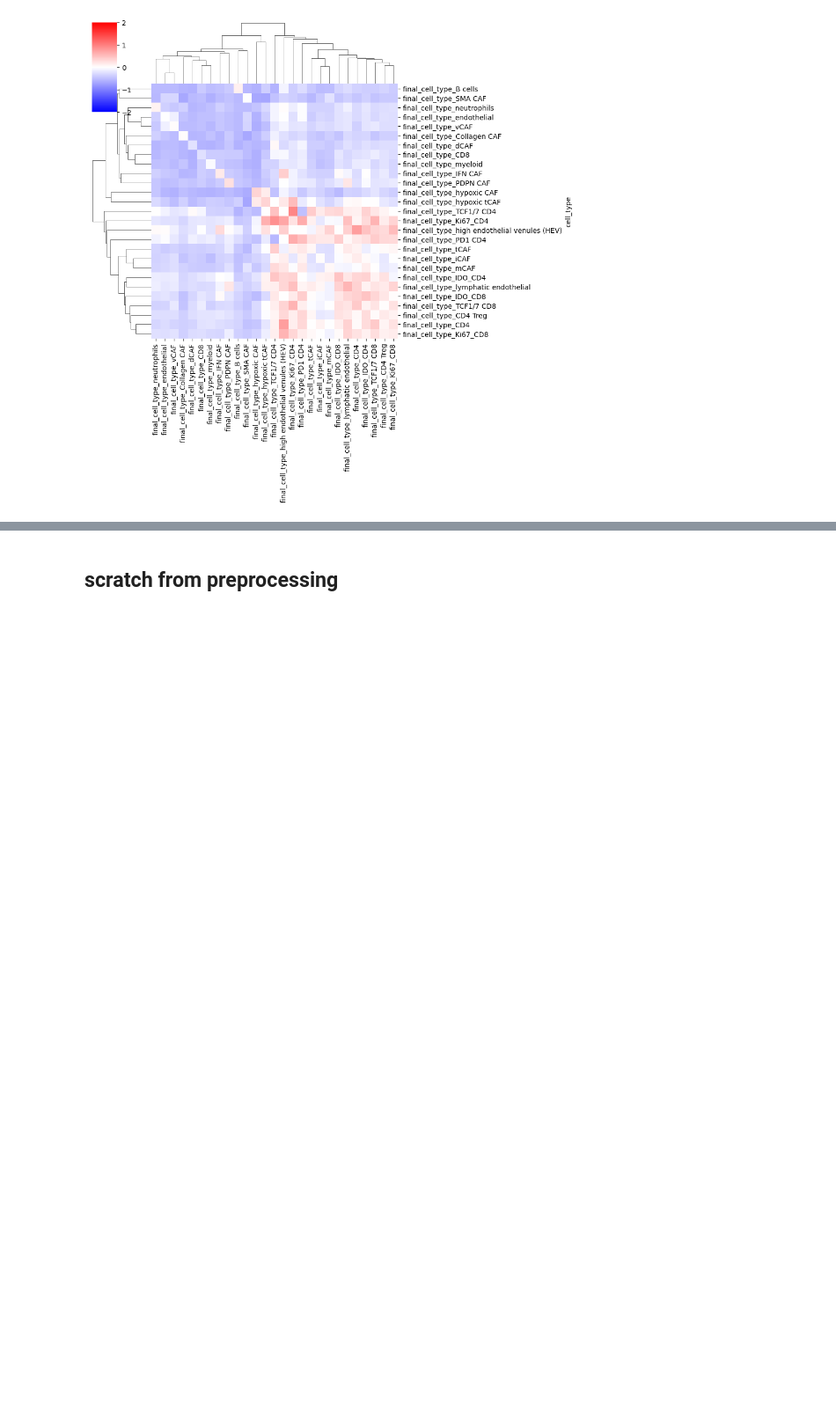
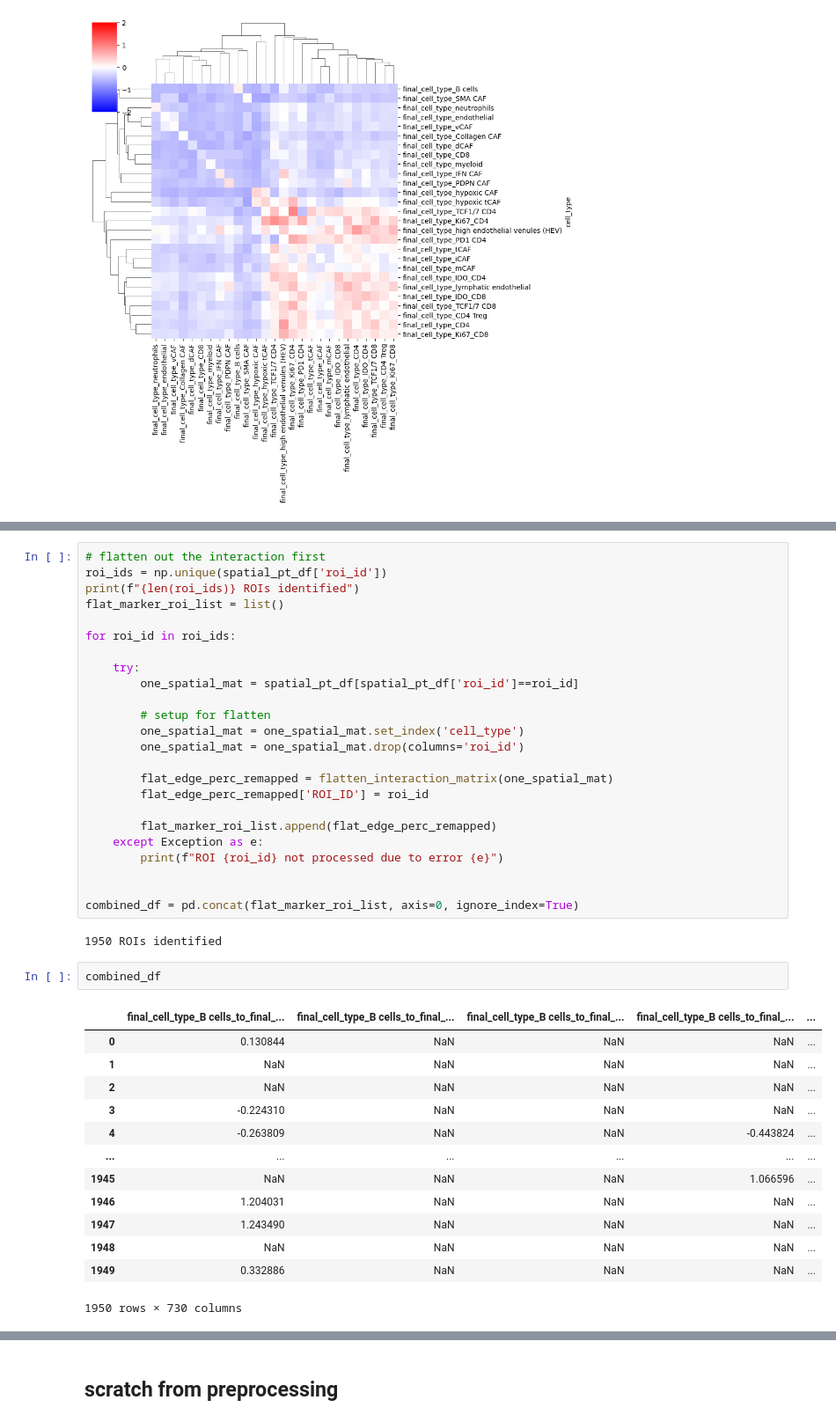
Before and after one commit to QBRC/multiTAP, a Jupyter notebook: notebooks/cell_spatial_survival.ipynb, the cells around one changed output, grey strips where cells are left out. Shown at 88% size. Saved outputs shown, nothing was run; the diff lists cells and outputs as text; blank space fills up the shorter version.

```diff
--- a/notebooks/cell_spatial_survival.ipynb
+++ b/notebooks/cell_spatial_survival.ipynb
@@ -850,0 +896,42 @@ plt.show()
+# %%
+# flatten out the interaction first
+roi_ids = np.unique(spatial_pt_df['roi_id'])
+print(f"{len(roi_ids)} ROIs identified")
+flat_marker_roi_list = list()
+
+for roi_id in roi_ids:
+
+    try:
+        one_spatial_mat = spatial_pt_df[spatial_pt_df['roi_id']==roi_id]
+
+        # setup for flatten
+        one_spatial_mat = one_spatial_mat.set_index('cell_type')
+        one_spatial_mat = one_spatial_mat.drop(columns='roi_id')
+
+        flat_edge_perc_remapped = flatten_interaction_matrix(one_spatial_mat)
+        flat_edge_perc_remapped['ROI_ID'] = roi_id
+
+        flat_marker_roi_list.append(flat_edge_perc_remapped)
+    except Exception as e:
+        print(f"ROI {roi_id} not processed due to error {e}")
+
+
+combined_df = pd.concat(flat_marker_roi_list, axis=0, ignore_index=True)
+# %% [output]
+1950 ROIs identified
+# %%
+combined_df
+# %% [output]
+|  | final_cell_type_B cells_to_final_... | final_cell_type_B cells_to_final_... | final_cell_type_B cells_to_final_... | final_cell_type_B cells_to_final_... | ... |
+| 0 | 0.130844 | NaN | NaN | NaN | ... |
+| 1 | NaN | NaN | NaN | NaN | ... |
+| 2 | NaN | NaN | NaN | NaN | ... |
+| 3 | -0.224310 | NaN | NaN | NaN | ... |
+| 4 | -0.263809 | NaN | NaN | -0.443824 | ... |
+| ... | ... | ... | ... | ... | ... |
+| 1945 | NaN | NaN | NaN | 1.066596 | ... |
+| 1946 | 1.204031 | NaN | NaN | NaN | ... |
+| 1947 | 1.243490 | NaN | NaN | NaN | ... |
+| 1948 | NaN | NaN | NaN | NaN | ... |
+| 1949 | 0.332886 | NaN | NaN | NaN | ... |
+1950 rows × 730 columns
```
Also changed, not shown: parts of 13 cells of this notebook.
